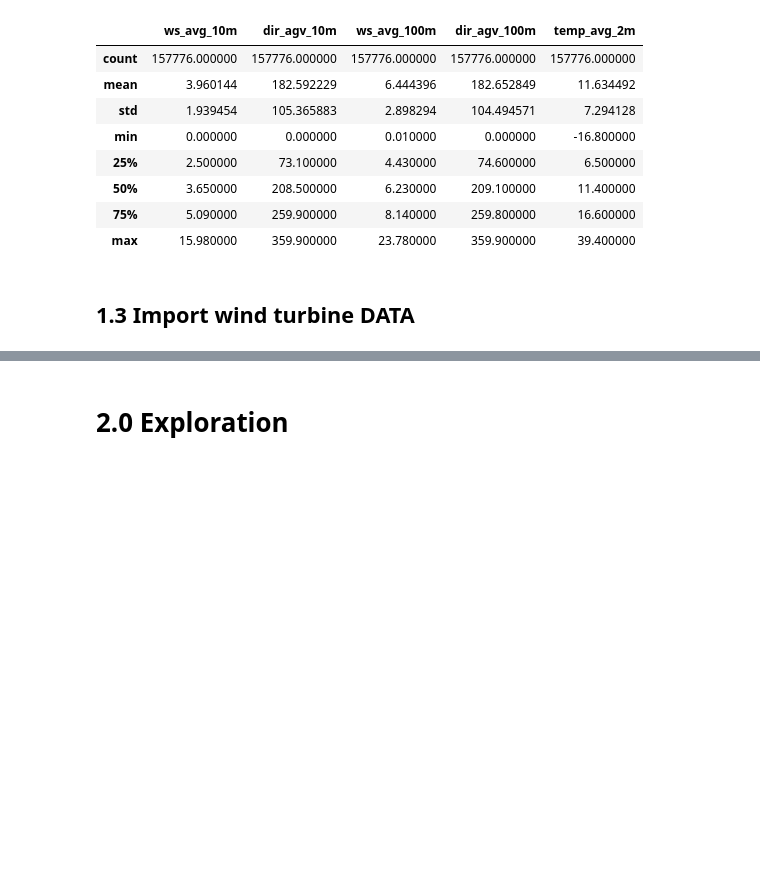
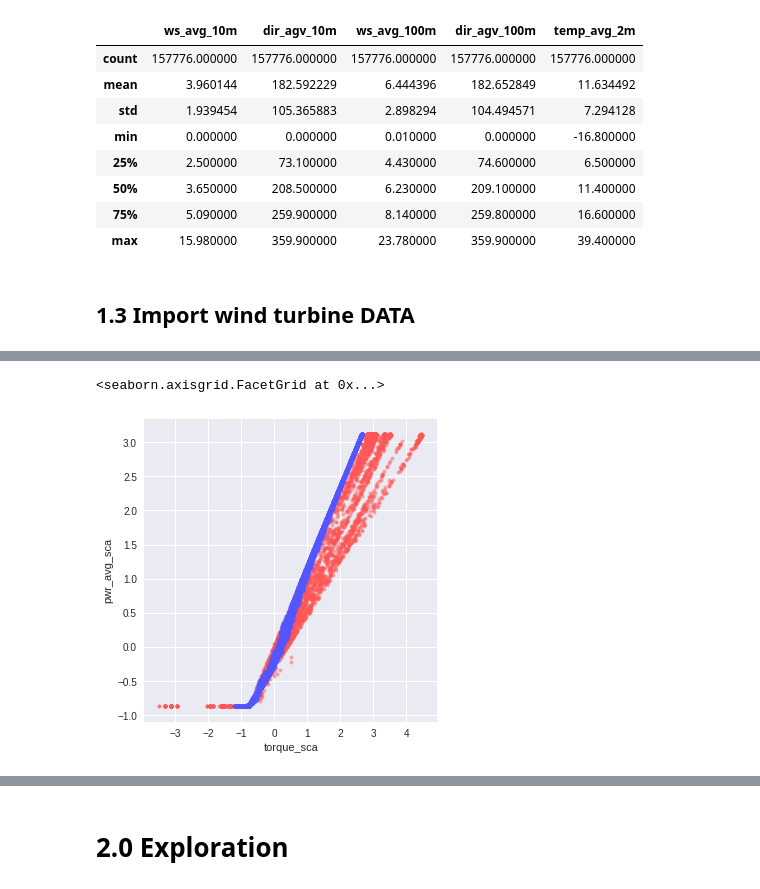
Before and after one commit to Umercia/wind_power, a Jupyter notebook: wind_farm_power_prediction.ipynb, the cells around one changed output, grey strips where cells are left out. Cells and saved outputs as stored; diff of their text form; code cells hidden in the pictures; blank space fills up the shorter version.

```diff
--- a/wind_farm_power_prediction.ipynb
+++ b/wind_farm_power_prediction.ipynb
@@ -293,0 +457,11 @@ wtg11_df = wtg11_df.loc["2014-01-01 00:00:00":"2018-12-31 23:50:00",:]
+# %%
+# rescale col
+from sklearn.preprocessing import StandardScaler
+scaler = StandardScaler()
+
+col_to_ignor = ["filt_ok_time", "filt_firt_ala", "ok_time", "firt_ala"]
+
+for feat_name in wtg_df.drop(col_to_ignor, axis=1).columns:
+    feat_name_scal = feat_name + "_sca"
+    X = wtg_df[feat_name]
+    wtg_df[feat_name_scal] = (X - np.nanmean(X, axis=0))/np.nanstd(X, axis=0)
@@ -293,0 +492,34 @@ wtg11_df = wtg11_df.loc["2014-01-01 00:00:00":"2018-12-31 23:50:00",:]
+# %%
+from sklearn.model_selection import KFold         # spilt need to run the algo into batch. Too big otherwise
+
+n_split = X_wtg.shape[0]//30000
+kf = KFold(n_splits=n_split)
+
+idx_kFold = []
+for train_index, test_index in kf.split(X_wtg):   # /!\ return iloc index
+    idx_kFold.append(X_wtg.index[test_index])     # extract and convert to .loc index
+# %%
+from sklearn.cluster import DBSCAN
+dbscan = DBSCAN(eps=0.04, min_samples=20)
+# idxs = idx_kFold[1]
+# X = X_wtg.loc[idxs,:]
+# X.loc[:, "dbscan"] = dbscan.fit_predict(X.loc[:,["torque_sca", "pwr_avg_sca"]])
+
+# mask = X["dbscan"] != 0
+# X.loc[mask, "dbscan"] = -1
+
+# sns.lmplot(x="torque_sca", y="pwr_avg_sca", data=X,fit_reg=False, hue="dbscan", legend=False, palette="seismic_r", scatter_kws={"s":15, 'alpha':0.50})
+
+for idxs in idx_kFold:
+    X = X_wtg.loc[idxs,:]
+    X_wtg.loc[idxs, "dbscan"] = dbscan.fit_predict(X.loc[:,["torque_sca", "pwr_avg_sca"]])
+
+mask = X_wtg["dbscan"] != 0
+X_wtg.loc[mask, "dbscan"] = -1
+# %%
+idxs = idx_kFold[1]
+X = X_wtg.loc[idxs,:]
+sns.lmplot(x="torque_sca", y="pwr_avg_sca", data=X,fit_reg=False, hue="dbscan", legend=False, palette="seismic_r", scatter_kws={"s":15, 'alpha':0.50})
+# %% [output]
+<seaborn.axisgrid.FacetGrid at 0x...>
+[figure, added]
```
Also changed, not shown: parts of 36 cells of this notebook.
